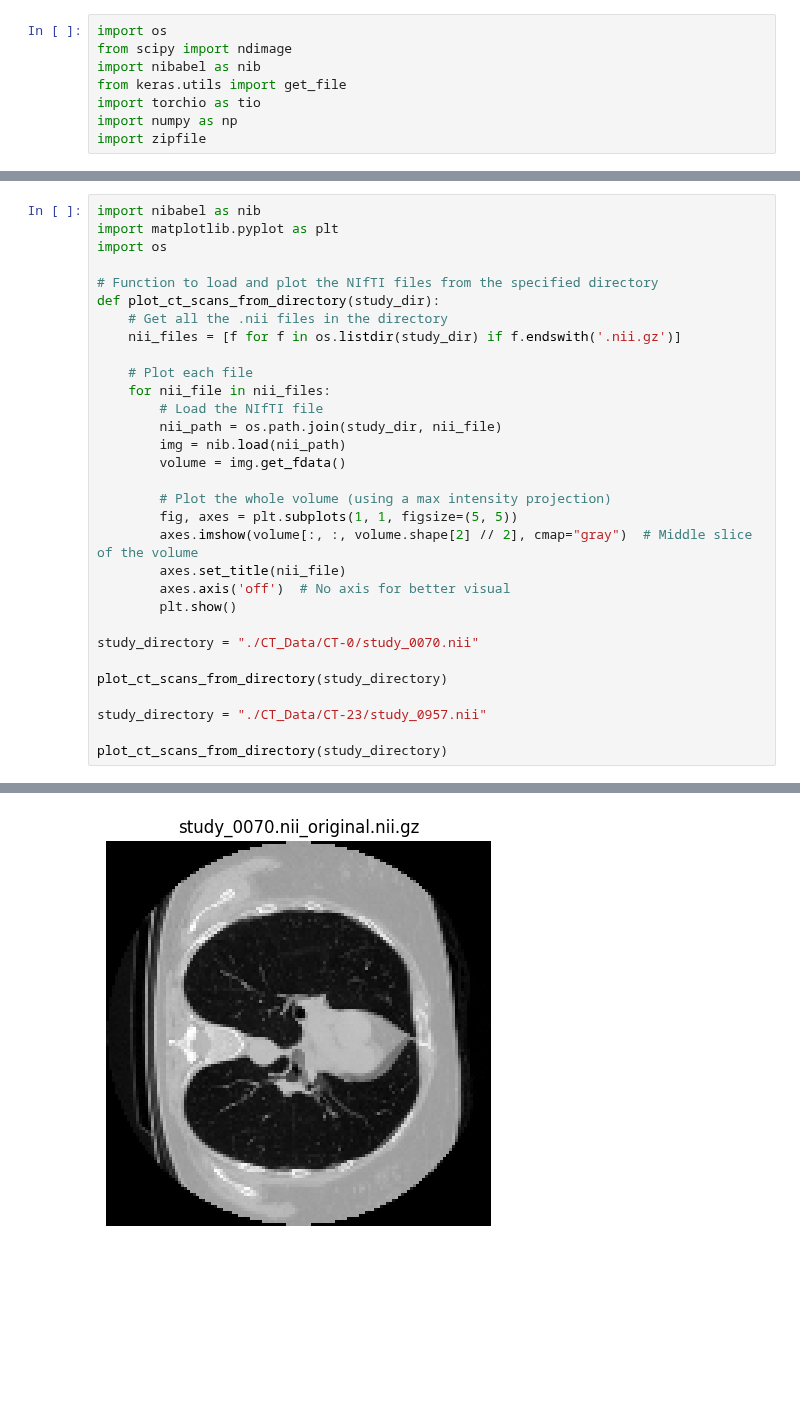
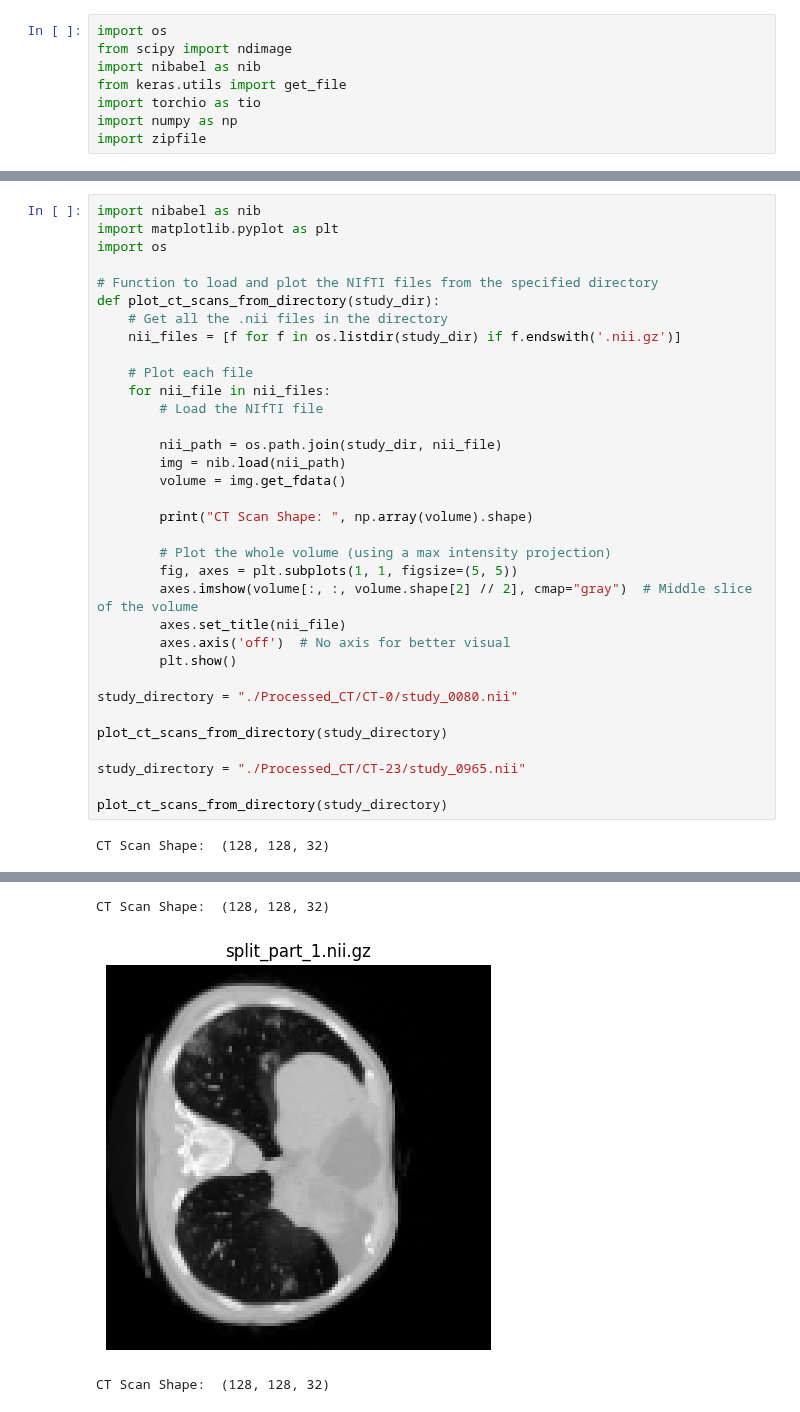
Before and after one commit to MaximNadd/Research, a Jupyter notebook: Experiment_1/data_preprocessing.ipynb, the cells around one changed output, grey strips where cells are left out. Saved outputs shown, nothing was run; the diff lists cells and outputs as text; blank space fills up the shorter version.

```diff
--- a/Experiment_1/data_preprocessing.ipynb
+++ b/Experiment_1/data_preprocessing.ipynb
@@ -221,9 +245,12 @@ def plot_ct_scans_from_directory(study_dir):
     # Plot each file
     for nii_file in nii_files:
         # Load the NIfTI file
+
         nii_path = os.path.join(study_dir, nii_file)
         img = nib.load(nii_path)
         volume = img.get_fdata()
+
+        print("CT Scan Shape: ", np.array(volume).shape)
 
         # Plot the whole volume (using a max intensity projection)
         fig, axes = plt.subplots(1, 1, figsize=(5, 5))
@@ -232,11 +259,12 @@ def plot_ct_scans_from_directory(study_dir):
         axes.axis('off')  # No axis for better visual
         plt.show()
 
-study_directory = "./CT_Data/CT-0/study_0070.nii"
+study_directory = "./Processed_CT/CT-0/study_0080.nii"
 
 plot_ct_scans_from_directory(study_directory)
 
-study_directory = "./CT_Data/CT-23/study_0957.nii"
+study_directory = "./Processed_CT/CT-23/study_0965.nii"
 
 plot_ct_scans_from_directory(study_directory)
 # %% [output]
+CT Scan Shape:  (128, 128, 32)
@@ -245 +274,3 @@ plot_ct_scans_from_directory(study_directory)
+CT Scan Shape:  (128, 128, 32)
-[figure, old version]
+[figure, new version]
+CT Scan Shape:  (128, 128, 32)
```
Also changed, not shown: parts of 6 cells of this notebook.
